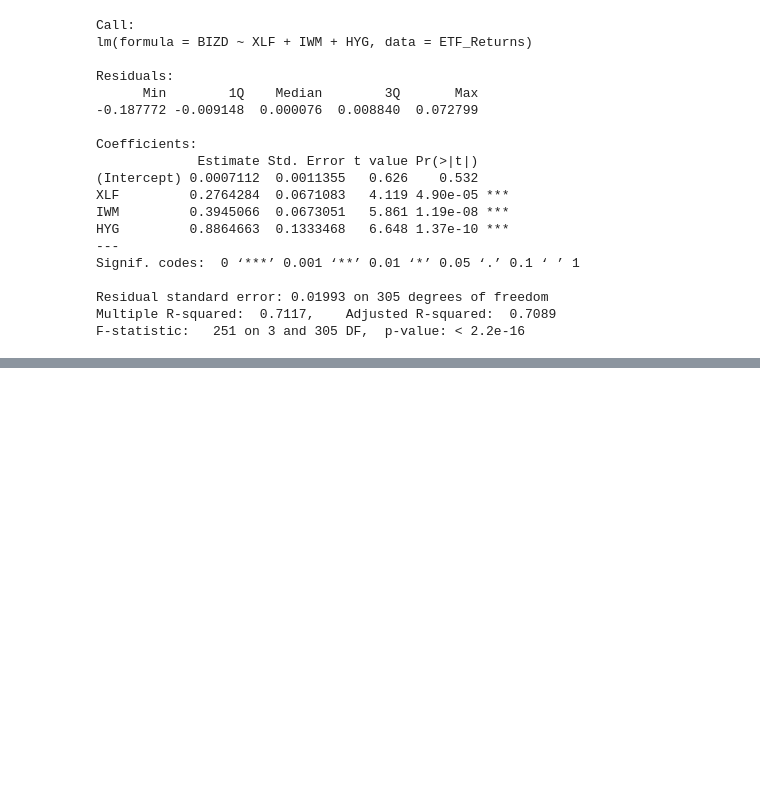
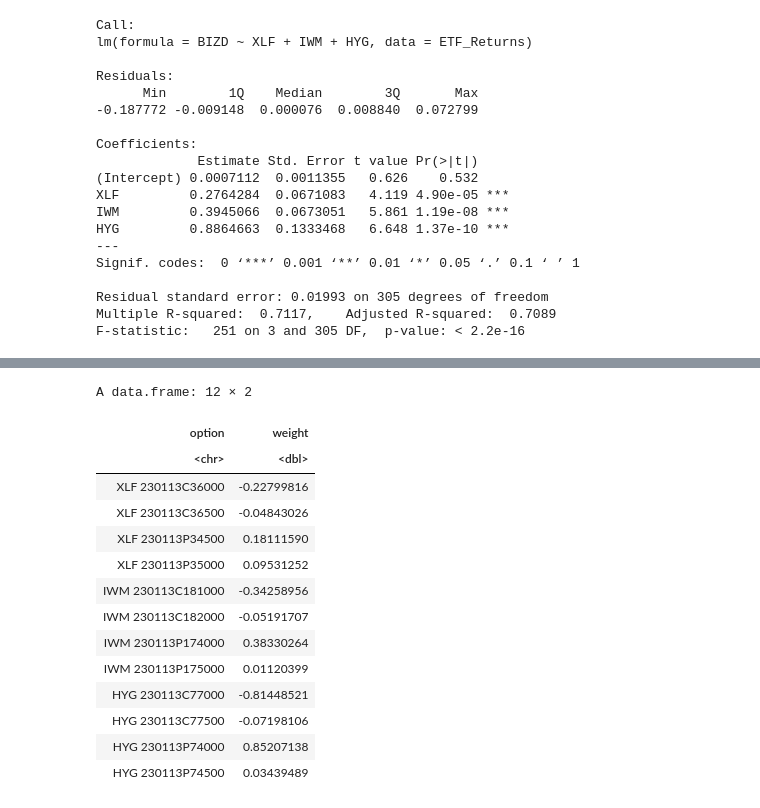
Before and after one commit to twood886/FINM33150_Quant_Trading_Project, a Jupyter notebook: Popat_Weekes_Wood_FINM33150_FinalProject.ipynb, the cells around one changed output, grey strips where cells are left out. Saved outputs shown, nothing was run; the diff lists cells and outputs as text; code cells hidden in the pictures; blank space fills up the shorter version.

```diff
--- a/Popat_Weekes_Wood_FINM33150_FinalProject.ipynb
+++ b/Popat_Weekes_Wood_FINM33150_FinalProject.ipynb
@@ -368,0 +363,41 @@ F-statistic:   251 on 3 and 305 DF,  p-value: < 2.2e-16
+# %%
+ao_date <- as.Date("2023-01-06")
+target_date <- ao_date + 7
+target_Mny_call <- 1.02
+target_Mny_put <- 0.98
+
+XLF_price <- pull(filter(XLF, `date` == ao_date), `close`)
+XLF_hedge_w <- as.numeric(ols$coefficients["XLF"])
+XLF_options <- idOptCollar(
+  ao_date, target_date, "XLF", XLF_price, target_Mny_call, target_Mny_put, options_data, w = XLF_hedge_w)
+
+IWM_price <- pull(filter(IWM, `date` == ao_date), `close`)
+IWM_hedge_w <- as.numeric(ols$coefficients["IWM"])
+IWM_options <- idOptCollar(
+  ao_date, target_date, "IWM", IWM_price, target_Mny_call, target_Mny_put, options_data, w = IWM_hedge_w)
+
+HYG_price <- pull(filter(HYG, `date` == ao_date), `close`)
+HYG_hedge_w <- as.numeric(ols$coefficients["HYG"])
+HYG_options <- idOptCollar(
+  ao_date, target_date, "HYG", HYG_price, target_Mny_call, target_Mny_put, options_data, w = HYG_hedge_w)
+
+bind_rows(
+  XLF_options,
+  IWM_options,
+  HYG_options)
+# %% [output]
+A data.frame: 12 × 2
+| option | weight |
+| <chr> | <dbl> |
+| XLF 230113C36000 | -0.22799816 |
+| XLF 230113C36500 | -0.04843026 |
+| XLF 230113P34500 | 0.18111590 |
+| XLF 230113P35000 | 0.09531252 |
+| IWM 230113C181000 | -0.34258956 |
+| IWM 230113C182000 | -0.05191707 |
+| IWM 230113P174000 | 0.38330264 |
+| IWM 230113P175000 | 0.01120399 |
+| HYG 230113C77000 | -0.81448521 |
+| HYG 230113C77500 | -0.07198106 |
+| HYG 230113P74000 | 0.85207138 |
+| HYG 230113P74500 | 0.03439489 |
```
Also changed, not shown: parts of 4 cells of this notebook, 9 other files.
